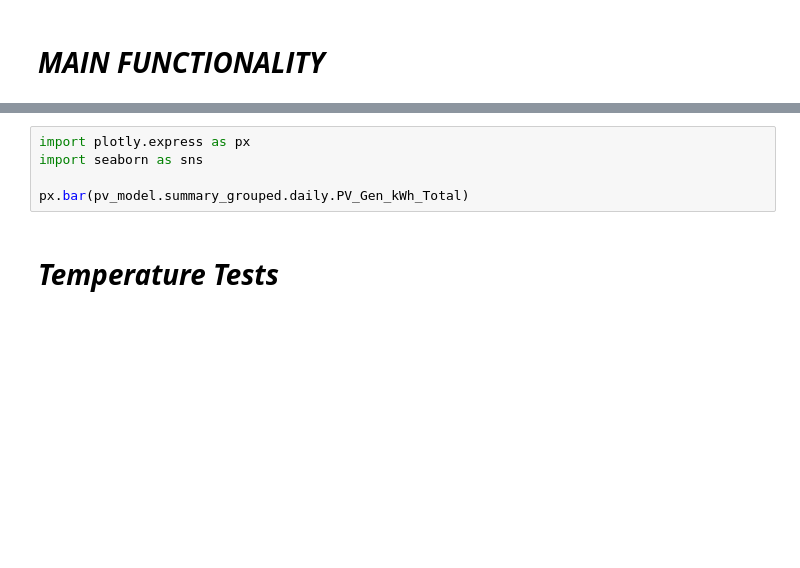
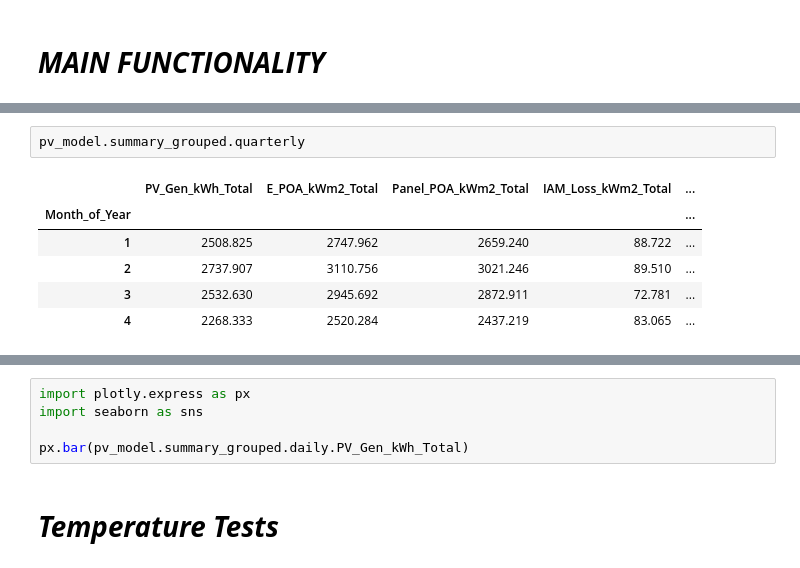
Before and after one commit to Daniel-Parke/WiseWattage, a Jupyter notebook: WiseWattage/wisewattage.ipynb, the cells around one changed output, grey strips where cells are left out. Saved outputs shown, nothing was run; the diff lists cells and outputs as text; blank space fills up the shorter version.

```diff
--- a/WiseWattage/wisewattage.ipynb
+++ b/WiseWattage/wisewattage.ipynb
@@ -74,3 +91,12 @@ pv_model = load_pv_model()
+# %%
+pv_model.summary_grouped.quarterly
+# %% [output]
+|  | PV_Gen_kWh_Total | E_POA_kWm2_Total | Panel_POA_kWm2_Total | IAM_Loss_kWm2_Total | ... |
+| Month_of_Year |  |  |  |  | ... |
+| 1 | 2508.825 | 2747.962 | 2659.240 | 88.722 | ... |
+| 2 | 2737.907 | 3110.756 | 3021.246 | 89.510 | ... |
+| 3 | 2532.630 | 2945.692 | 2872.911 | 72.781 | ... |
+| 4 | 2268.333 | 2520.284 | 2437.219 | 83.065 | ... |
 # %%
 pv_model.summary_grouped.quarterly
 # %% [output]
```
Also changed, not shown: parts of 39 cells of this notebook, 6 other files.
